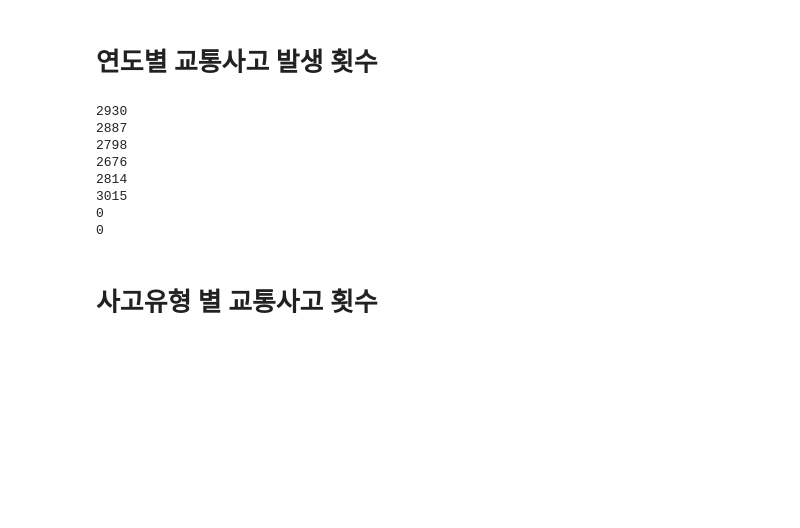
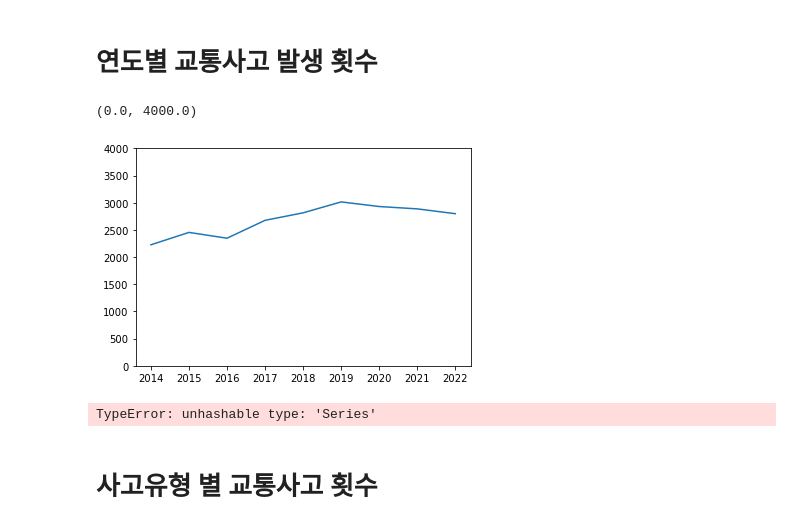
Before and after one commit to Eunkyu-Jeon/cheonan, a Jupyter notebook: cheonan.ipynb, the cells around one changed output. Drawn from its saved outputs; the diff is of its cells as text; code cells hidden in the pictures; blank space fills up the shorter version.

```diff
--- a/cheonan.ipynb
+++ b/cheonan.ipynb
@@ -5,51 +5,62 @@ NameError: name 'df' is not defined
 # 연도별 교통사고 발생 횟수
 # %%
 import pandas as pd
+import matplotlib.pyplot as plt
+import numpy as np
 
 df20_22=pd.read_csv("/Users/jeon-eunkyu/Desktop/cheonanaccident20_22.csv") # 파일명 바꾸기
 
 # 20~22년 교통사고 데이터
 filt20 = df20_22['사고일시'].str.contains('2020년')
 filt21 = df20_22['사고일시'].str.contains('2021년')
 filt22 = df20_22['사고일시'].str.contains('2022년')
 
-#20~22년 사고발생 횟수
-print(len(df20_22[filt20]))
-print(len(df20_22[filt21]))
-print(len(df20_22[filt22]))
-
-
 df17_19 = pd.read_csv("/Users/jeon-eunkyu/Desktop/cheonanAccident17_19.csv") #파일바꾸기
 
 # 17~19년 교통사고 데이터
 filt17 = df17_19['사고일시'].str.contains('2017년')
 filt18 = df17_19['사고일시'].str.contains('2018년')
 filt19 = df17_19['사고일시'].str.contains('2019년')
-
-#17~19년 사고발생 횟수
-print(len(df17_19[filt17]))
-print(len(df17_19[filt18]))
-print(len(df17_19[filt19]))
 
 df14_16 = pd.read_csv("/Users/jeon-eunkyu/Desktop/cheonanAccident14_16.csv")
 
 # 14~16년 교통사고 데이터
 filt14 = df14_16['사고일시'].str.contains('2014년')
 filt15 = df14_16['사고일시'].str.contains('2015년')
 filt16 = df14_16['사고일시'].str.contains('2016년')
 
-#14~16년 사고발생 횟수
-print(len(df14_16[filt14]))
-print(len(df14_16[filt15]))
-print(len(df14_16[filt16]))
+accident = []
+
+accident14 = len(df14_16[filt14])
+accident.append(accident14)
+accident15 = len(df14_16[filt15])
+accident.append(accident15)
+accident16 = len(df14_16[filt16])
+accident.append(accident16)
+accident17 = len(df17_19[filt17])
+accident.append(accident17)
+accident18 = len(df17_19[filt18])
+accident.append(accident18)
+accident19 = len(df17_19[filt19])
+accident.append(accident19)
+accident20 = len(df20_22[filt20])
+accident.append(accident20)
+accident21 = len(df20_22[filt21])
+accident.append(accident21)
+accident22 = len(df20_22[filt22])
+accident.append(accident22)
+
+years = [2014,2015,2016,2017,2018,2019,2020,2021,2022]
+plt.plot(years,accident)
+plt.ylim(0,4000)
 # %% [output]
-2930
-2887
-2798
-2676
-2814
-3015
-0
-0
+(0.0, 4000.0)
+[figure, added]
+# %%
+df20_22['사고일시'] = df20_22['사고일시'].str[:5]
+df17_19['사고일시'] = df17_19['사고일시'].str[:5]
+df14_16['사고일시'] = df14_16['사고일시'].str[:5]
+# %% [output]
+TypeError: unhashable type: 'Series'
 # %% [markdown]
 # 사고유형 별 교통사고 횟수
```
Also changed, not shown: parts of 4 cells of this notebook.
